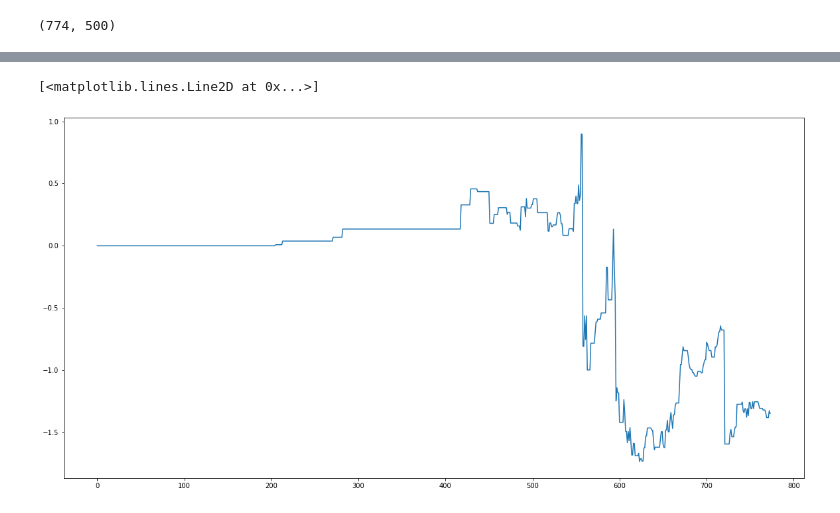
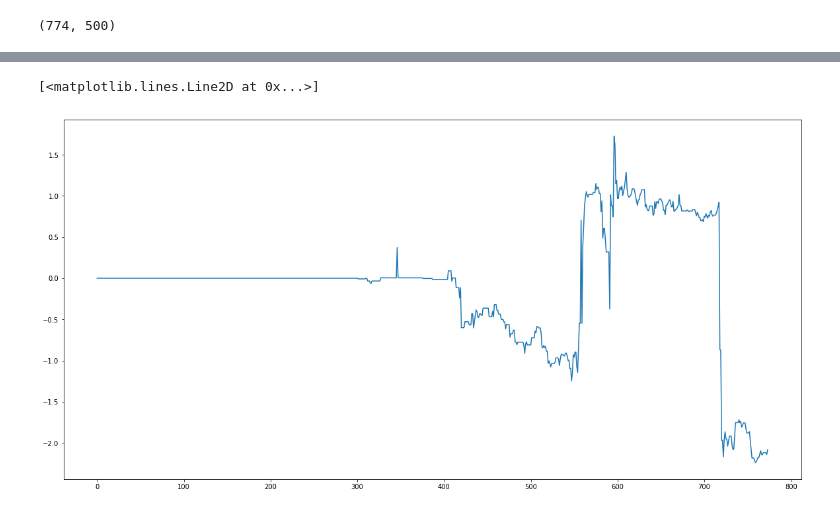
Before and after one commit to hhy845914111/NLP-Project, a Jupyter notebook: wikew2v.ipynb, the cells around one changed output, grey strips where cells are left out. Cells and saved outputs as stored; diff of their text form; code cells hidden in the pictures.

```diff
--- a/wikew2v.ipynb
+++ b/wikew2v.ipynb
@@ -29,3 +26,5 @@ with open("rst.pkl", "rb") as fp:
+# %%
+rev_ar = np.vstack(get_reval(rst_lst, rate_se))
 # %%
 vec_lst = []
 for itm in tqdm(rst_lst):
@@ -53,3 +48,5 @@ y_raw = np.load("y_raw.pkl", allow_pickle=True)
+# %%
+y = get_y(rev_ar, 1, 0.3)
 # %%
 y.shape
 # %% [output]
@@ -65,5 +58,5 @@ from sklearn.ensemble import *
 # %%
-y_pred4 = rolling_test_single(ExtraTreesClassifier(n_estimators=50, n_jobs=-1), X, y, 200)
+y_pred4 = rolling_test_single(ExtraTreesClassifier(n_estimators=50, n_jobs=-1), X, y, 300)
 # %%
 evaluate(y, y_pred4)
 # %% [output]
@@ -74,5 +67,7 @@ acuracy: 0.5930232558139535
+# %%
+prd_count = 1
 # %%
-plt.plot(np.cumsum(y_raw * y_pred4))
+plt.plot(np.cumsum((rev_ar[:, 10 + prd_count] - rev_ar[:, 9 + prd_count]) * y_pred4))
 # %% [output]
 [<matplotlib.lines.Line2D at 0x...>]
-[figure, old version]
+[figure, new version]
```
Also changed, not shown: parts of 11 cells of this notebook, 11 other files.
